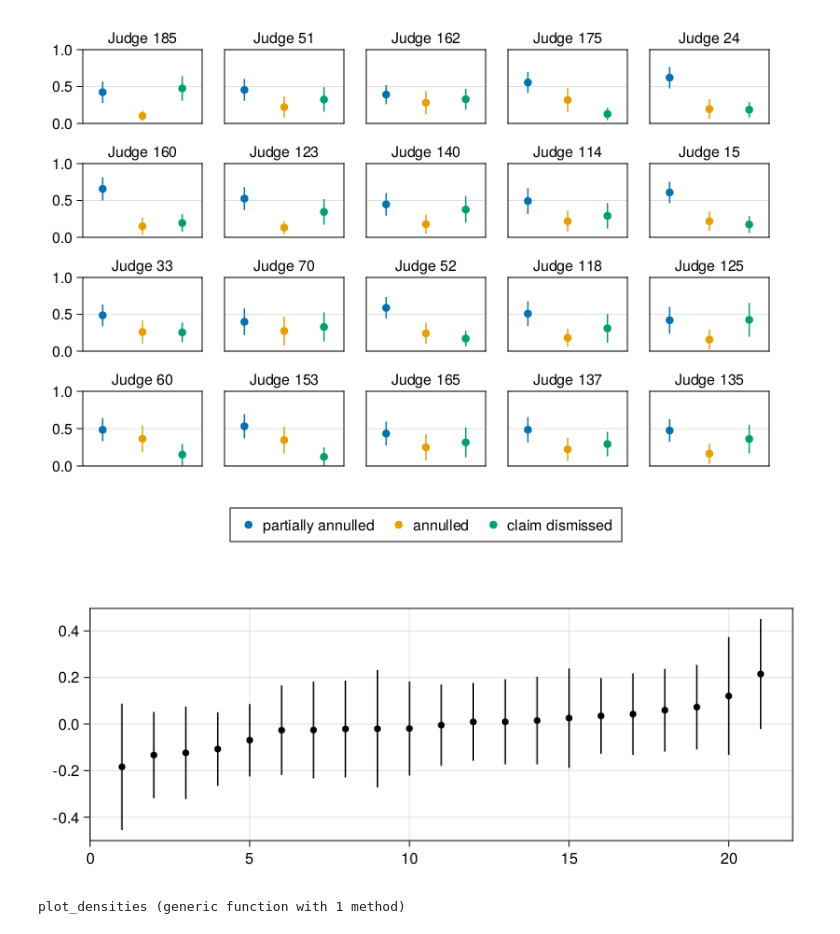
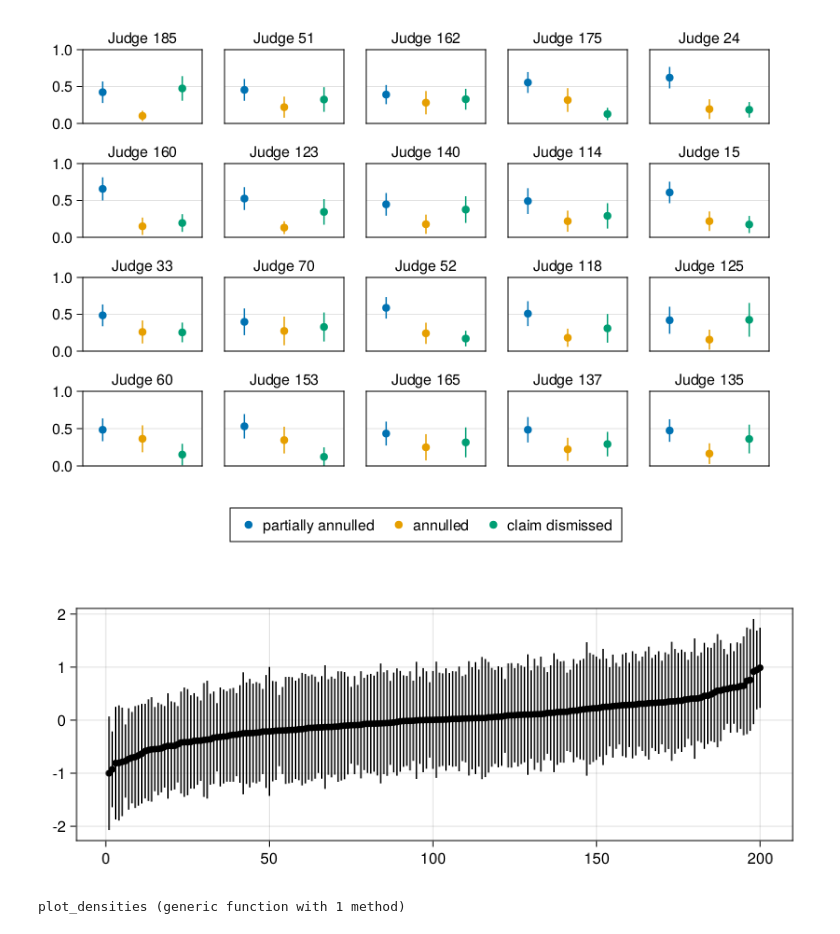
Before and after one commit to jfb-h/unified-judicial-decisions-analysis, a Jupyter notebook: scripts/final-results/model-results.ipynb, the cells around one changed output. Drawn from its saved outputs; the diff is of its cells as text; code cells hidden in the pictures.

```diff
--- a/scripts/final-results/model-results.ipynb
+++ b/scripts/final-results/model-results.ipynb
@@ -87,19 +89,19 @@ plot_marginal_probabilities(problem, post, judges; label="Judge", ncols=5)
 # %%
 let
     βs = map(post) do s
-        map(first, s.δy)
+        map(last, s.zj)
     end
     means,sds = mean(βs), std(βs)
     idx = sortperm(means)
 
     fig = Figure(resolution=(800, 300))
     ax = Axis(fig[1,1])
     errorbars!(ax, eachindex(means), means[idx], sds[idx])
     scatter!(ax, eachindex(means), means[idx]; color=:black, markersize=10)
     fig
 end
 # %% [output]
-[figure, old version]
+[figure, new version]
 # %%
 function plot_densities(draws)
     fig = Figure()
```
Also changed, not shown: parts of 1 cell of this notebook, 1 other file.
